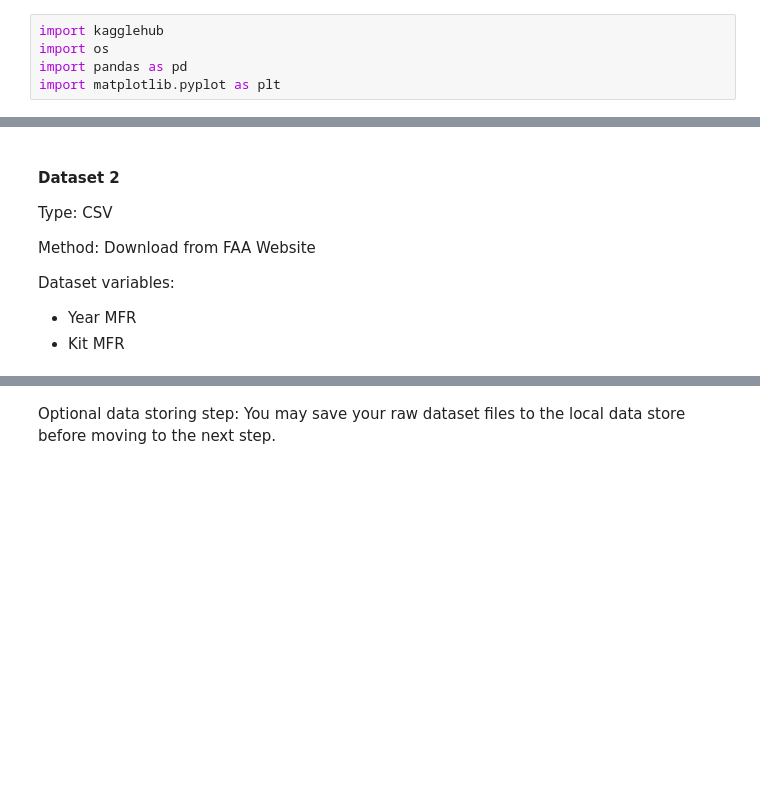
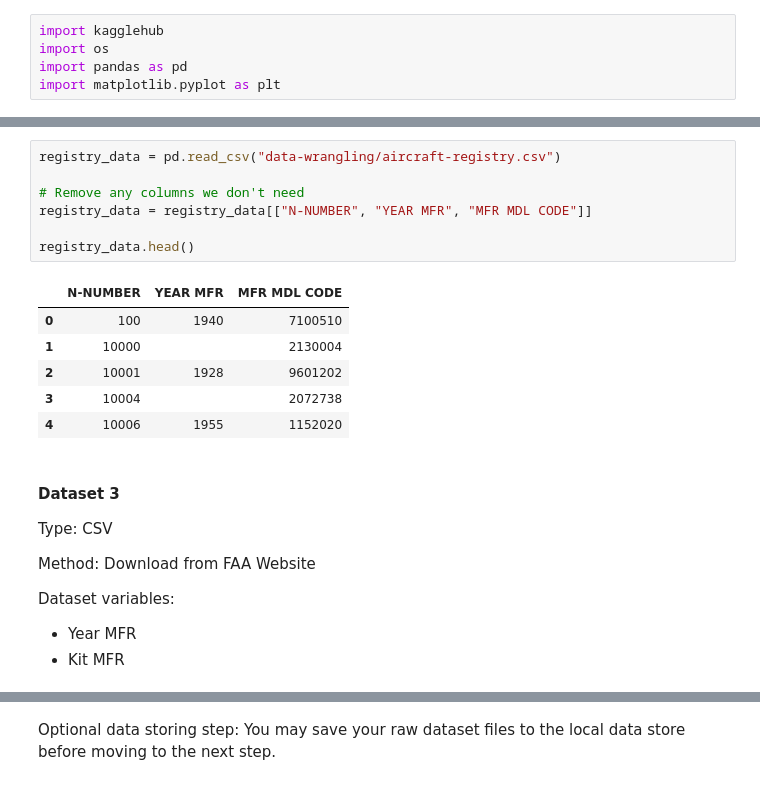
Before and after one commit to randallsutton/playground-ai, a Jupyter notebook: data-wrangling/data_wrangling_project.ipynb, the cells around one changed output, grey strips where cells are left out. Cells and saved outputs as stored; diff of their text form; blank space fills up the shorter version.

```diff
--- a/data-wrangling/data_wrangling_project.ipynb
+++ b/data-wrangling/data_wrangling_project.ipynb
@@ -74,5 +83,19 @@ accident_data.head()
+# %%
+registry_data = pd.read_csv("data-wrangling/aircraft-registry.csv")
+
+# Remove any columns we don't need
+registry_data = registry_data[["N-NUMBER", "YEAR MFR", "MFR MDL CODE"]]
+
+registry_data.head()
+# %% [output]
+|  | N-NUMBER | YEAR MFR | MFR MDL CODE |
+| 0 | 100 | 1940 | 7100510 |
+| 1 | 10000 |  | 2130004 |
+| 2 | 10001 | 1928 | 9601202 |
+| 3 | 10004 |  | 2072738 |
+| 4 | 10006 | 1955 | 1152020 |
 # %% [markdown]
-#### Dataset 2
+#### Dataset 3
 
 Type: CSV
 
```
Also changed, not shown: parts of 12 cells of this notebook.
